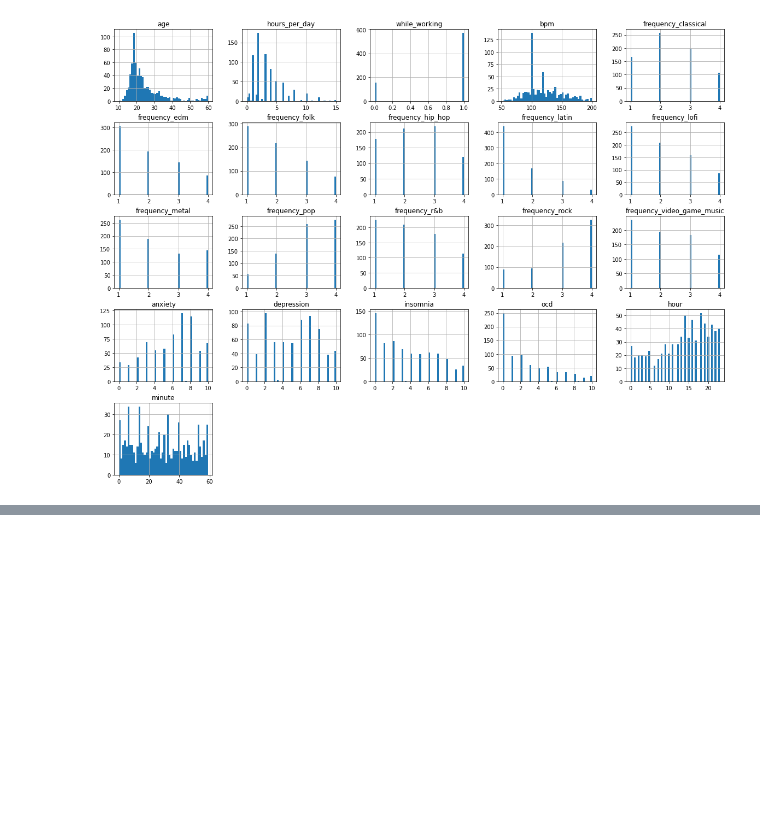
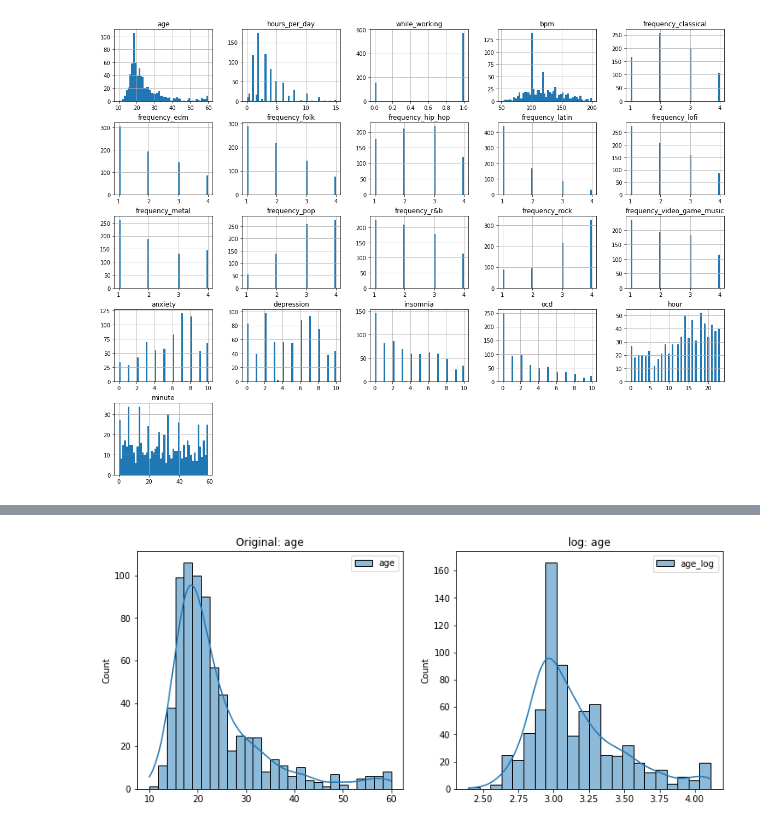
Before and after one commit to litahry/a4, a Jupyter notebook: Pt4.ipynb, the cells around one changed output, grey strips where cells are left out. Drawn from its saved outputs; the diff is of its cells as text; code cells hidden in the pictures; blank space fills up the shorter version.

```diff
--- a/Pt4.ipynb
+++ b/Pt4.ipynb
@@ -171,12 +165,11 @@ important_features = [
     "fav_genre", "age_bin", "hours_per_day_bin", "date"
 ]
 
+# Add music_effects to the list of important features
+important_features.append("music_effects")
+
 # Extract the important features from the original DataFrame
 extracted_df = df.select(*important_features)
-
-# Show the new DataFrame with the important features
-extracted_df.show()
-
 # Print schema to understand the structure
 extracted_df.printSchema()
 # %% [output]
@@ -404,0 +309,89 @@ AnalysisException: cannot resolve 'music_effects' given input columns: [age, age
+# %%
+import pandas as pd
+from pyspark.sql.functions import col, log, sqrt
+from pyspark.sql import DataFrame
+import seaborn as sns
+import matplotlib.pyplot as plt
+from scipy.stats import skew, kurtosis, boxcox, yeojohnson
+from pyspark.ml.feature import StringIndexer
+from pyspark.ml import Pipeline
+
+# Function to calculate skewness and kurtosis
+def calculate_statistics(df: DataFrame, columns: list) -> pd.DataFrame:
+    stats = {}
+    for column in columns:
+        col_data = df.select(col(column)).toPandas()
+        stats[column] = {
+            'skewness': skew(col_data.dropna()),
+            'kurtosis': kurtosis(col_data.dropna())
+        }
+    return pd.DataFrame(stats).T
+
+# New features df
+df = extracted_df
+# List of string columns to be indexed
+string_cols = ['primary_streaming_service', 'fav_genre', 'age_bin', 'hours_per_day_bin', 'date']
+# Initialize StringIndexer for each string column with handleInvalid='keep'
+indexers = [StringIndexer(inputCol=col, outputCol=f"{col}_indexed", handleInvalid='keep') for col in string_cols]
+
+# Apply StringIndexer to transform string columns into indexed columns
+pipeline_indexer = Pipeline(stages=indexers)
+df_indexed = pipeline_indexer.fit(df).transform(df)
+
+# Ensure all columns are correctly transformed
+def transform_columns(df: DataFrame, transformation_func, suffix: str) -> DataFrame:
+    transformed_cols = [transformation_func(col(c)).alias(f"{c}_{suffix}") for c in df.columns if c not in string_cols + ['music_effects']]
+    return df.select(['music_effects'] + [f"{col}_indexed" for col in string_cols] + transformed_cols)
+
+# Apply log and sqrt transformations
+df_log_transformed = transform_columns(df_indexed, lambda c: log(c + 1), 'log')
+df_sqrt_transformed = transform_columns(df_indexed, sqrt, 'sqrt')
+
+# Apply Box-Cox and Yeo-Johnson transformations
+def apply_statistical_transformation(df: DataFrame, columns: list, method='boxcox') -> pd.DataFrame:
+    pandas_df = df.select(columns).toPandas()
+    transformed_data = pd.DataFrame()
+    for column in columns:
+        if method == 'boxcox':
+            transformed_data[f"{column}_boxcox"] = boxcox(pandas_df[column] + 1)[0]  # boxcox requires positive values
+        elif method == 'yeojohnson':
+            transformed_data[f"{column}_yeojohnson"] = yeojohnson(pandas_df[column] + 1)[0]
+    return spark.createDataFrame(transformed_data)
+numeric_columns = [col for col in df.columns if col not in string_cols + ['music_effects']]
+boxcox_transformed_df = apply_statistical_transformation(df_indexed, numeric_columns, method='boxcox')
+yeojohnson_transformed_df = apply_statistical_transformation(df_indexed, numeric_columns, method='yeojohnson')
+
+# Calculate statistics for Box-Cox and Yeo-Johnson transformations
+boxcox_stats = calculate_statistics(boxcox_transformed_df, [f"{col}_boxcox" for col in numeric_columns])
+yeojohnson_stats = calculate_statistics(yeojohnson_transformed_df, [f"{col}_yeojohnson" for col in numeric_columns])
+
+# Print statistics
+print("Original Data Statistics:")
+print(original_stats)
+print("\nLog-Transformed Data Statistics:")
+print(log_stats)
+print("\nSquare Root-Transformed Data Statistics:")
+print(sqrt_stats)
+print("\nBox-Cox Transformed Data Statistics:")
+print(boxcox_stats)
+print("\nYeo-Johnson Transformed Data Statistics:")
+print(yeojohnson_stats)
+
+# Function to visualize distributions before and after transformations
+def plot_distributions(original_df, transformed_df, transformation_name):
+    for column in numeric_columns:
+        plt.figure(figsize=(12, 5))
+        plt.subplot(1, 2, 1)
+        sns.histplot(original_df.select(col(column)).toPandas().dropna(), kde=True)
+        plt.title(f'Original: {column}')
+        plt.subplot(1, 2, 2)
+        sns.histplot(transformed_df.select(col(f"{column}_{transformation_name}")).toPandas().dropna(), kde=True)
+        plt.title(f'{transformation_name}: {column}')
+        plt.show()
+
+# Plot distributions
+plot_distributions(df_indexed, df_log_transformed, 'log')
+plot_distributions(df_indexed, df_sqrt_transformed, 'sqrt')
+plot_distributions(df_indexed, boxcox_transformed_df, 'boxcox')
+plot_distributions(df_indexed, yeojohnson_transformed_df, 'yeojohnson')
+# %% [output]
@@ -404,0 +415 @@ AnalysisException: cannot resolve 'music_effects' given input columns: [age, age
+[figure, added]
```
Also changed, not shown: parts of 13 cells of this notebook.
